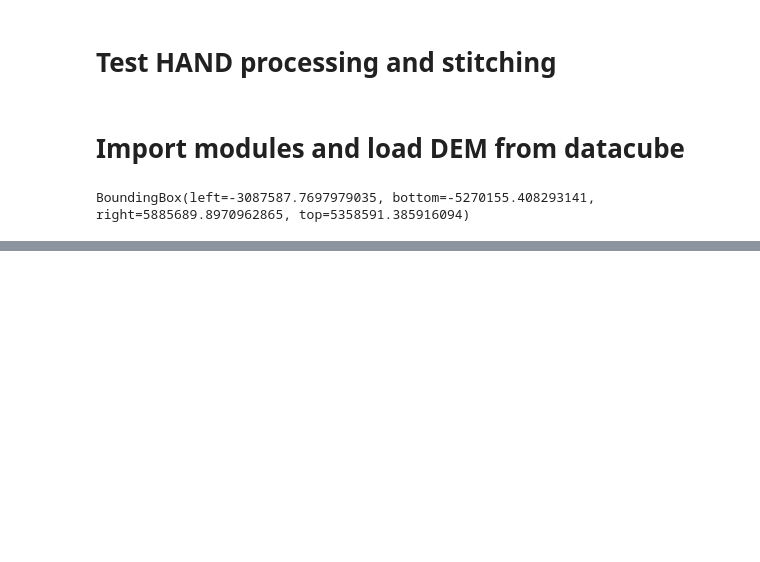
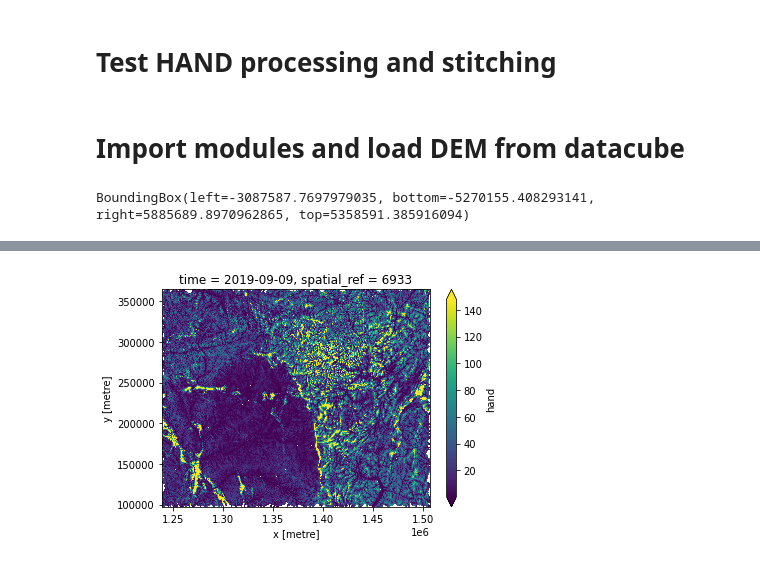
Before and after one commit to fangfy/deafrica-sandbox-notebooks, a Jupyter notebook: DEM_derived/hand_tiled.ipynb, the cells around one changed output, grey strips where cells are left out. Cells and saved outputs as stored; diff of their text form; code cells hidden in the pictures; blank space fills up the shorter version.

```diff
--- a/DEM_derived/hand_tiled.ipynb
+++ b/DEM_derived/hand_tiled.ipynb
@@ -202,0 +205,4 @@ Attributes:
+# %%
+dem_tile.hand.plot.imshow(robust=True);
+# %% [output]
+[figure, added]
```
Also changed, not shown: parts of 9 cells of this notebook.
